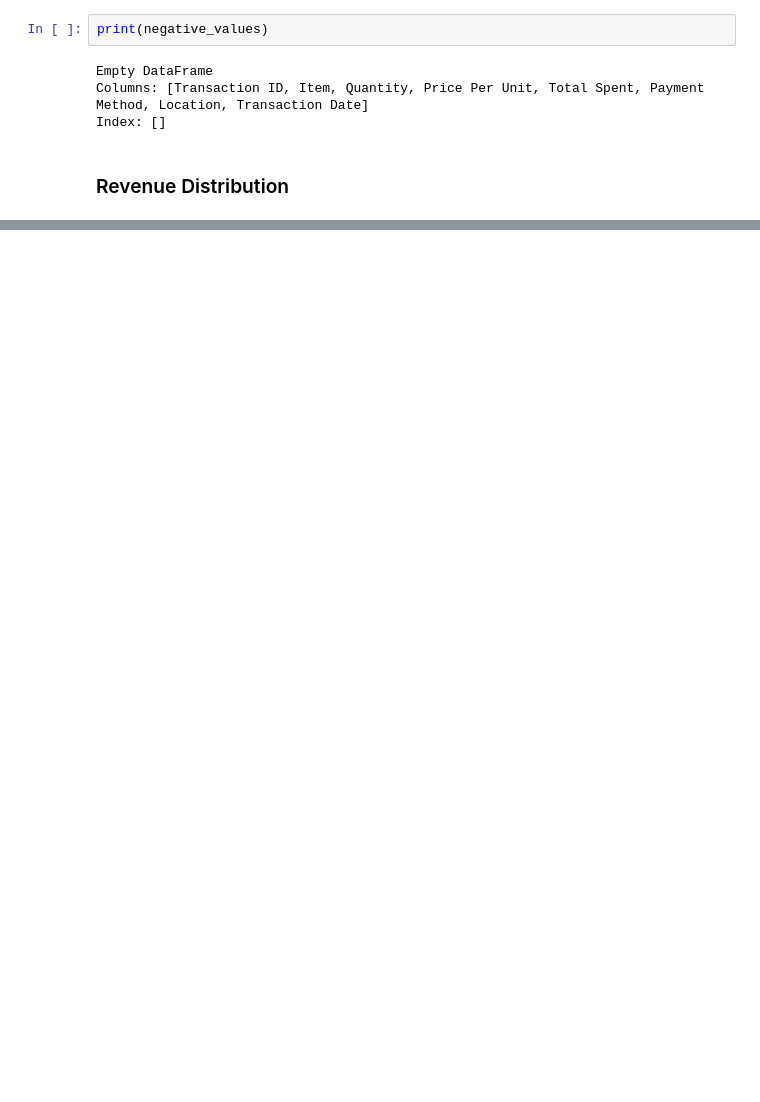
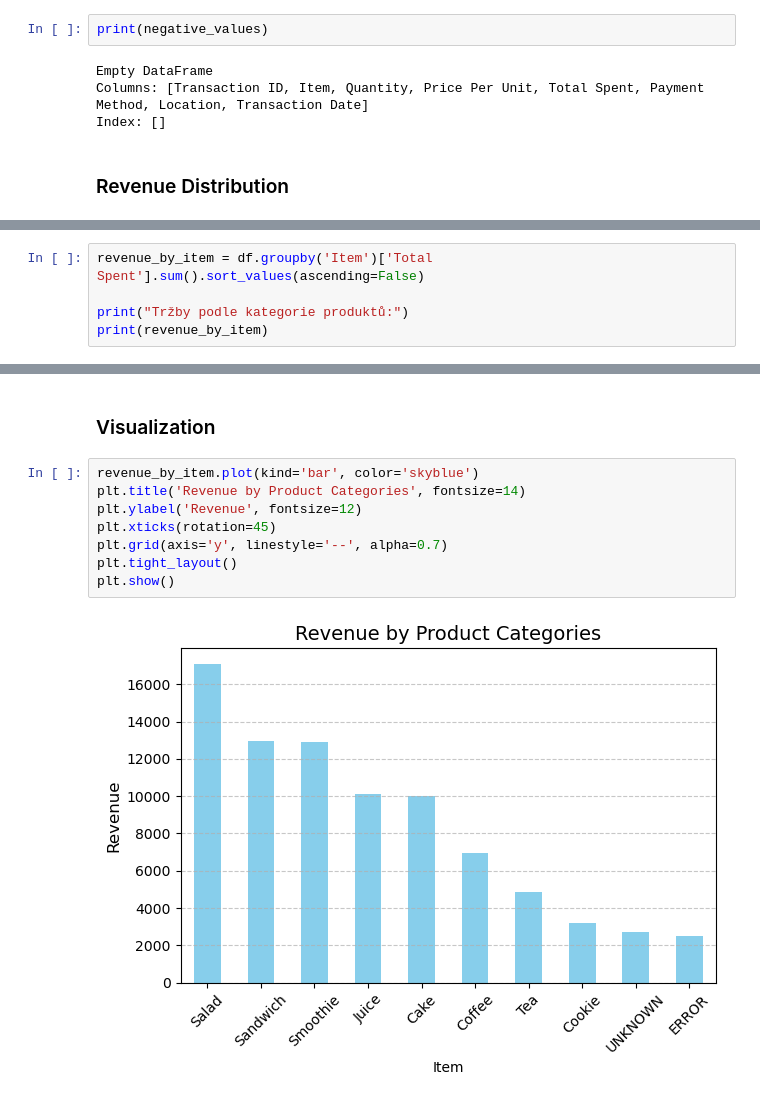
Before and after one commit to martinakvasnickova/Cafe, a Jupyter notebook: analysis/EDA.ipynb, the cells around one changed output, grey strips where cells are left out. Saved outputs shown, nothing was run; the diff lists cells and outputs as text; blank space fills up the shorter version.

```diff
--- a/analysis/EDA.ipynb
+++ b/analysis/EDA.ipynb
@@ -159,0 +332,5 @@ plt.show()
+# %%
+revenue_by_item = df.groupby('Item')['Total Spent'].sum().sort_values(ascending=False)
+
+print("Tržby podle kategorie produktů:")
+print(revenue_by_item)
@@ -159,0 +351,12 @@ plt.show()
+# %% [markdown]
+### Visualization
+# %%
+revenue_by_item.plot(kind='bar', color='skyblue')
+plt.title('Revenue by Product Categories', fontsize=14)
+plt.ylabel('Revenue', fontsize=12)
+plt.xticks(rotation=45)
+plt.grid(axis='y', linestyle='--', alpha=0.7)
+plt.tight_layout()
+plt.show()
+# %% [output]
+[figure, added]
```
Also changed, not shown: parts of 20 cells of this notebook.
